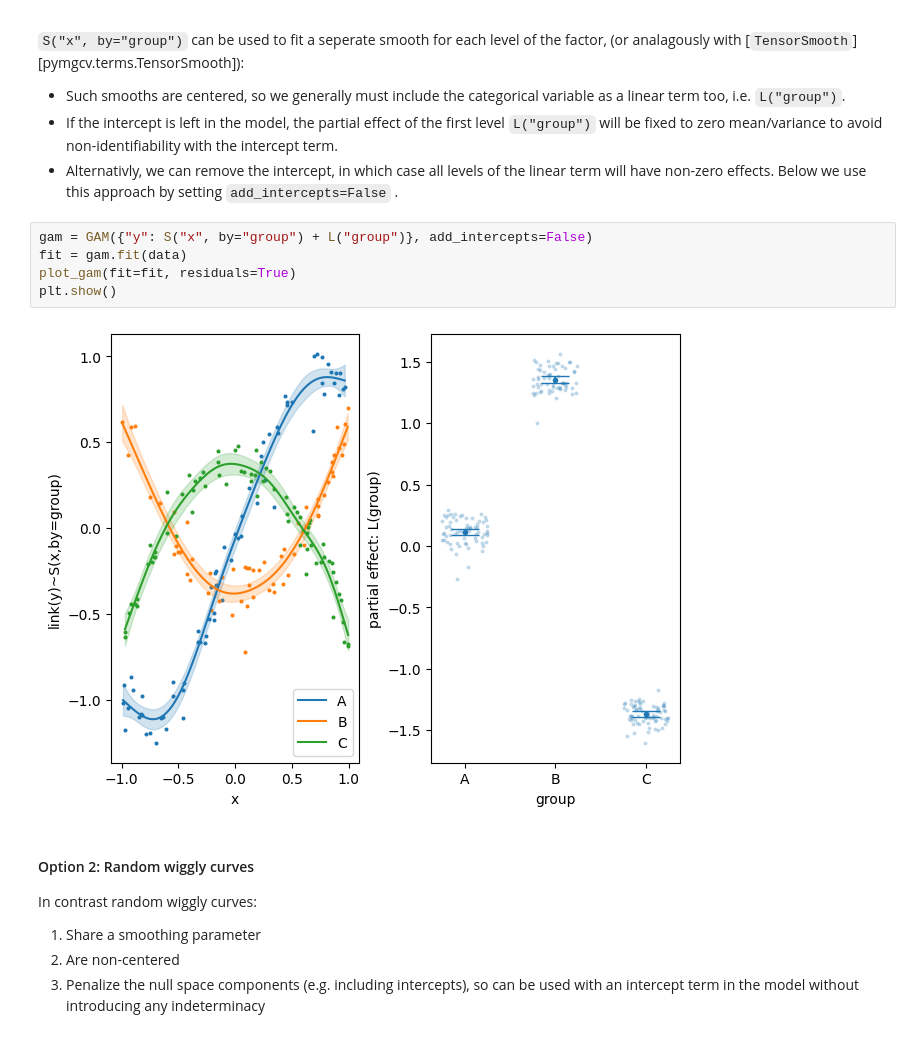
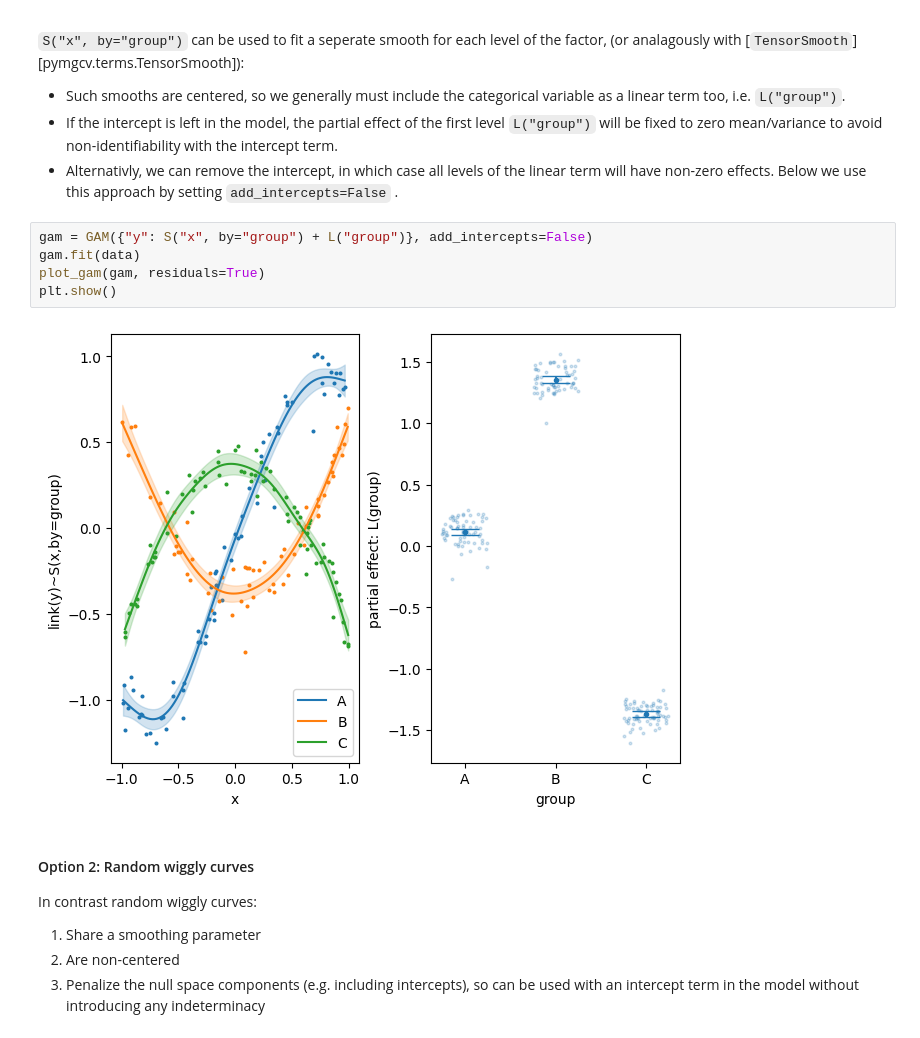
Before and after one commit to danielward27/pymgcv, a Jupyter notebook: docs/examples/smooth_by_categorical.ipynb, the cells around one changed output. Saved outputs shown, nothing was run; the diff lists cells and outputs as text.

```diff
--- a/docs/examples/smooth_by_categorical.ipynb
+++ b/docs/examples/smooth_by_categorical.ipynb
@@ -39,11 +39,11 @@ data = pd.DataFrame({"x": x, "y": y, "group": group})
 - Alternativly, we can remove the intercept, in which case all levels of the linear term will have non-zero effects. Below we use this approach by setting ``add_intercepts=False`` .
 # %%
 gam = GAM({"y": S("x", by="group") + L("group")}, add_intercepts=False)
-fit = gam.fit(data)
-plot_gam(fit=fit, residuals=True)
+gam.fit(data)
+plot_gam(gam, residuals=True)
 plt.show()
 # %% [output]
-[figure, old version]
+[figure, new version]
 # %% [markdown]
 #### Option 2: Random wiggly curves
 In contrast random wiggly curves:
```
Also changed, not shown: parts of 1 cell of this notebook, 9 other files.
